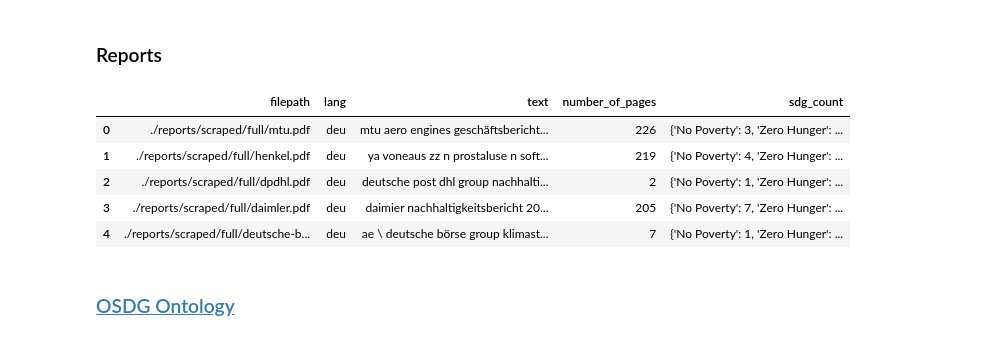
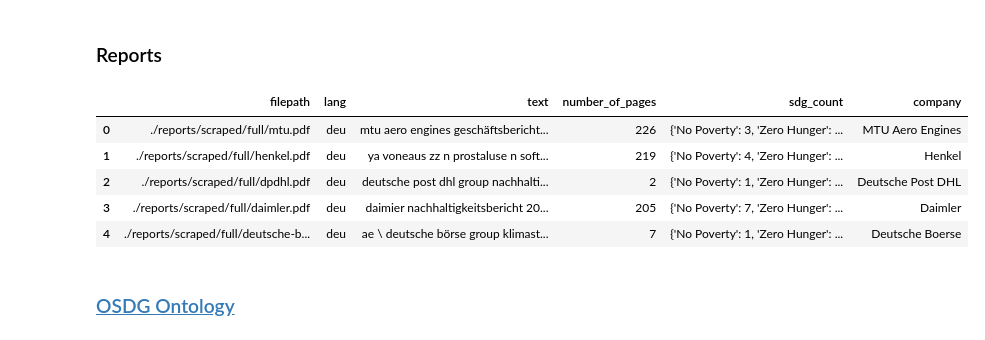
Before and after one commit to FieteO/fuehrung_und_nachhaltigkeit, a Jupyter notebook: cluster_count.ipynb, the cells around one changed output. Cells and saved outputs as stored; diff of their text form; code cells hidden in the pictures.

```diff
--- a/cluster_count.ipynb
+++ b/cluster_count.ipynb
@@ -7,16 +7,18 @@ Using [osdg-mapping](https://github.com/osdg-ai/osdg-mapping)
 ## Read in the data
 # %% [markdown]
 ### Reports
-# %%
-reports = pd.read_csv('reports.csv', index_col=0)
-reports.head()
-# %% [output]
-|  | filepath | lang | text | number_of_pages | sdg_count |
-| 0 | ./reports/scraped/full/mtu.pdf | deu | mtu aero engines geschäftsbericht... | 226 | {'No Poverty': 3, 'Zero Hunger': ... |
-| 1 | ./reports/scraped/full/henkel.pdf | deu | ya voneaus zz n prostaluse n soft... | 219 | {'No Poverty': 4, 'Zero Hunger': ... |
-| 2 | ./reports/scraped/full/dpdhl.pdf | deu | deutsche post dhl group nachhalti... | 2 | {'No Poverty': 1, 'Zero Hunger': ... |
-| 3 | ./reports/scraped/full/daimler.pdf | deu | daimier nachhaltigkeitsbericht 20... | 205 | {'No Poverty': 7, 'Zero Hunger': ... |
-| 4 | ./reports/scraped/full/deutsche-b... | deu | ae \ deutsche börse group klimast... | 7 | {'No Poverty': 1, 'Zero Hunger': ... |
+# %%
+reports = pd.read_csv('reports.csv', index_col=0)
+# label c
+reports['company'] = ['MTU Aero Engines', 'Henkel', 'Deutsche Post DHL', 'Daimler', 'Deutsche Boerse', 'Infineon', 'Adidas', 'Eon', 'Siemens Energy', 'Heidelberg Cement', 'Munich RE',  'Volkswagen', 'Siemens',  'Fresenius Medical Care', 'RWE','Fresenius','Allianz','Deutsche Wohnen','Merck']
+reports.head()
+# %% [output]
+|  | filepath | lang | text | number_of_pages | sdg_count | company |
+| 0 | ./reports/scraped/full/mtu.pdf | deu | mtu aero engines geschäftsbericht... | 226 | {'No Poverty': 3, 'Zero Hunger': ... | MTU Aero Engines |
+| 1 | ./reports/scraped/full/henkel.pdf | deu | ya voneaus zz n prostaluse n soft... | 219 | {'No Poverty': 4, 'Zero Hunger': ... | Henkel |
+| 2 | ./reports/scraped/full/dpdhl.pdf | deu | deutsche post dhl group nachhalti... | 2 | {'No Poverty': 1, 'Zero Hunger': ... | Deutsche Post DHL |
+| 3 | ./reports/scraped/full/daimler.pdf | deu | daimier nachhaltigkeitsbericht 20... | 205 | {'No Poverty': 7, 'Zero Hunger': ... | Daimler |
+| 4 | ./reports/scraped/full/deutsche-b... | deu | ae \ deutsche börse group klimast... | 7 | {'No Poverty': 1, 'Zero Hunger': ... | Deutsche Boerse |
 # %% [markdown]
 ### [OSDG Ontology](https://github.com/osdg-ai/osdg-mapping)
 # %%
```
Also changed, not shown: parts of 5 cells of this notebook.
